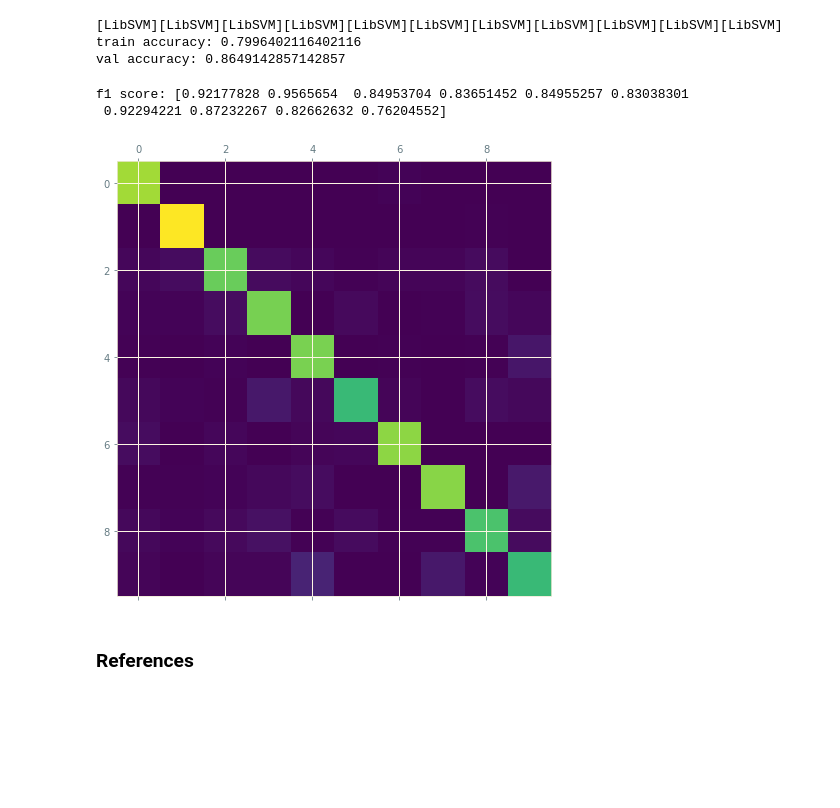
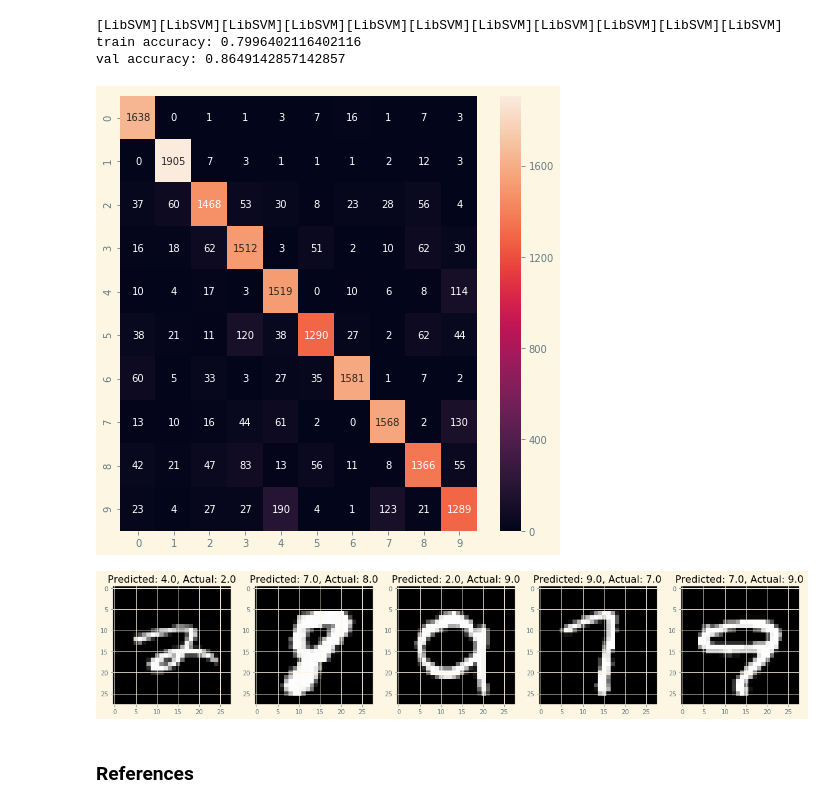
Before and after one commit to RajatRasal/MNIST-Blender, a Jupyter notebook: svc.ipynb, the cells around one changed output. Saved outputs shown, nothing was run; the diff lists cells and outputs as text; code cells hidden in the pictures; blank space fills up the shorter version.

Commit message:
Image misclassification

```diff
--- a/svc.ipynb
+++ b/svc.ipynb
@@ -221,8 +222,7 @@ grid_search.best_params_
 poly_svm_clf = Pipeline([
     ('scaler', StandardScaler()),
     ('poly_svc', SVC(kernel="poly", degree=9, coef0=6, tol=1e-6,
-                     C=5, max_iter=40, cache_size=1000,
-                     verbose=True)),
+                     C=5, max_iter=40, cache_size=1000, verbose=True)),
 ])
 
 poly_svm_clf.fit(X_train2, y_train2)
@@ -231,19 +231,16 @@ y_train_pred = cross_val_predict(poly_svm_clf, X_train2, y_train2, cv=5)
 y_test_pred = cross_val_predict(poly_svm_clf, X_test, y_test, cv=5)
 print()
 print(f"train accuracy: {accuracy_score(y_train2, y_train_pred)}")
-print(f"val accuracy: {accuracy_score(y_test, y_test_pred)}")
+print(f"test accuracy: {accuracy_score(y_test, y_test_pred)}")
 # %% [output]
 [LibSVM][LibSVM][LibSVM][LibSVM][LibSVM][LibSVM][LibSVM][LibSVM][LibSVM][LibSVM][LibSVM]
 train accuracy: 0.7996402116402116
 val accuracy: 0.8649142857142857
 # %%
 conf_mx = confusion_matrix(y_test, y_test_pred)
-print(f"f1 score: {f1_score(y_test, y_test_pred, average=None)}")
 
 fig, ax = plt.subplots(figsize=(8, 8))
-ax.matshow(conf_mx)
+sns.heatmap(conf_mx, annot=True, fmt="d")
 plt.show()
 # %% [output]
-f1 score: [0.92177828 0.9565654  0.84953704 0.83651452 0.84955257 0.83038301
- 0.92294221 0.87232267 0.82662632 0.76204552]
-[figure, old version]
+[figure, new version]
@@ -250,3 +254,11 @@ f1 score: [0.92177828 0.9565654  0.84953704 0.83651452 0.84955257 0.83038301
+# %%
+plt.figure(figsize=(20, 4))
+for plot, i in enumerate(misclassified[0:5]):
+    ax = plt.subplot(1, 5, plot + 1)
+    ax.set_title(f"Predicted: {y_test_pred[i]}, Actual: {y_test[i]}")
+    plt.imshow(np.reshape(X_test[i], (28,28)), cmap=plt.cm.gray)
+# %% [output]
+[figure, added]
 # %% [markdown]
 ### References
 # %% [markdown]
```
Also changed, not shown: parts of 2 cells of this notebook.
